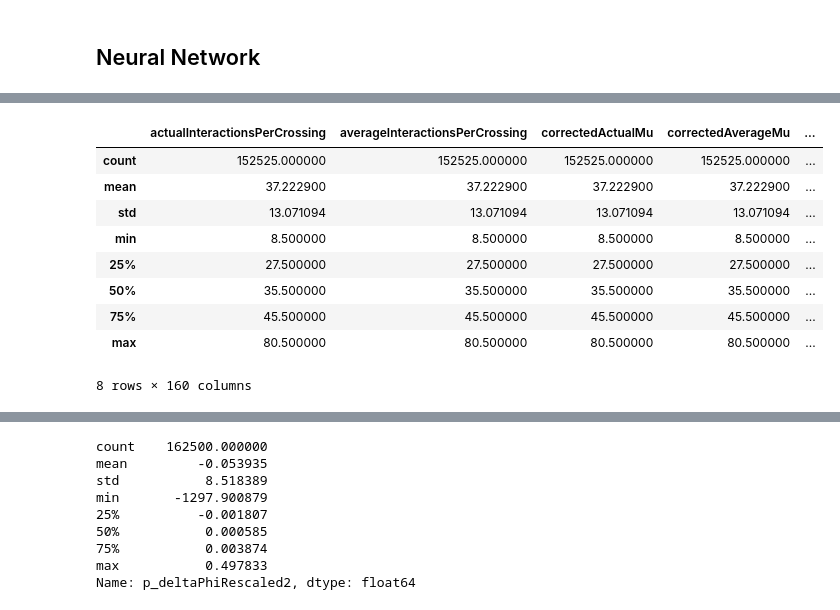
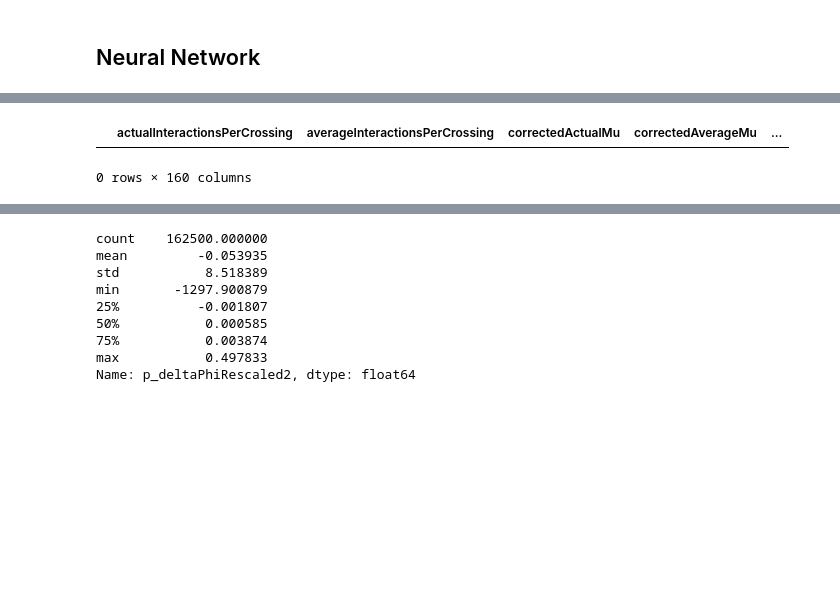
Before and after one commit to rizfn/AppliedML2023, a Jupyter notebook: InitialProject/InitProject.ipynb, the cells around one changed output, grey strips where cells are left out. Drawn from its saved outputs; the diff is of its cells as text; code cells hidden in the pictures; blank space fills up the shorter version.

```diff
--- a/InitialProject/InitProject.ipynb
+++ b/InitialProject/InitProject.ipynb
@@ -200,18 +247,10 @@ test.hist(figsize=[25,25]);
 # %%
 from scipy import stats
 
-X[(np.abs(stats.zscore(X[opt_features])) < 5).all(axis=1)].describe()
+X[(np.abs(stats.zscore(X)) < 100000).all(axis=1)]
 # %% [output]
 |  | actualInteractionsPerCrossing | averageInteractionsPerCrossing | correctedActualMu | correctedAverageMu | ... |
-| count | 152525.000000 | 152525.000000 | 152525.000000 | 152525.000000 | ... |
-| mean | 37.222900 | 37.222900 | 37.222900 | 37.222900 | ... |
-| std | 13.071094 | 13.071094 | 13.071094 | 13.071094 | ... |
-| min | 8.500000 | 8.500000 | 8.500000 | 8.500000 | ... |
-| 25% | 27.500000 | 27.500000 | 27.500000 | 27.500000 | ... |
-| 50% | 35.500000 | 35.500000 | 35.500000 | 35.500000 | ... |
-| 75% | 45.500000 | 45.500000 | 45.500000 | 45.500000 | ... |
-| max | 80.500000 | 80.500000 | 80.500000 | 80.500000 | ... |
-8 rows × 160 columns
+0 rows × 160 columns
 # %%
 X[opt_features].describe()
 # %% [output]
```
Also changed, not shown: parts of 50 cells of this notebook, 4 other files.
